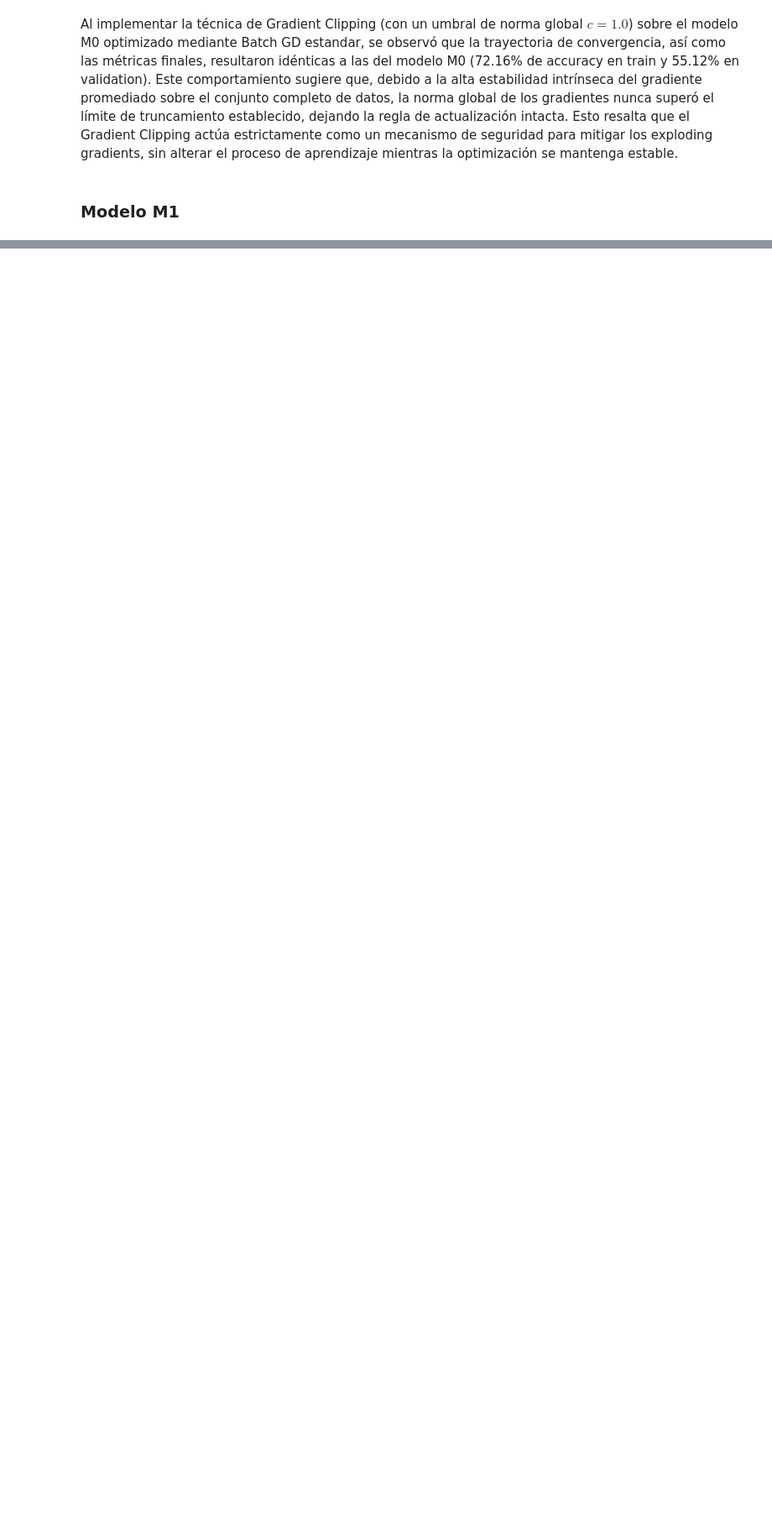
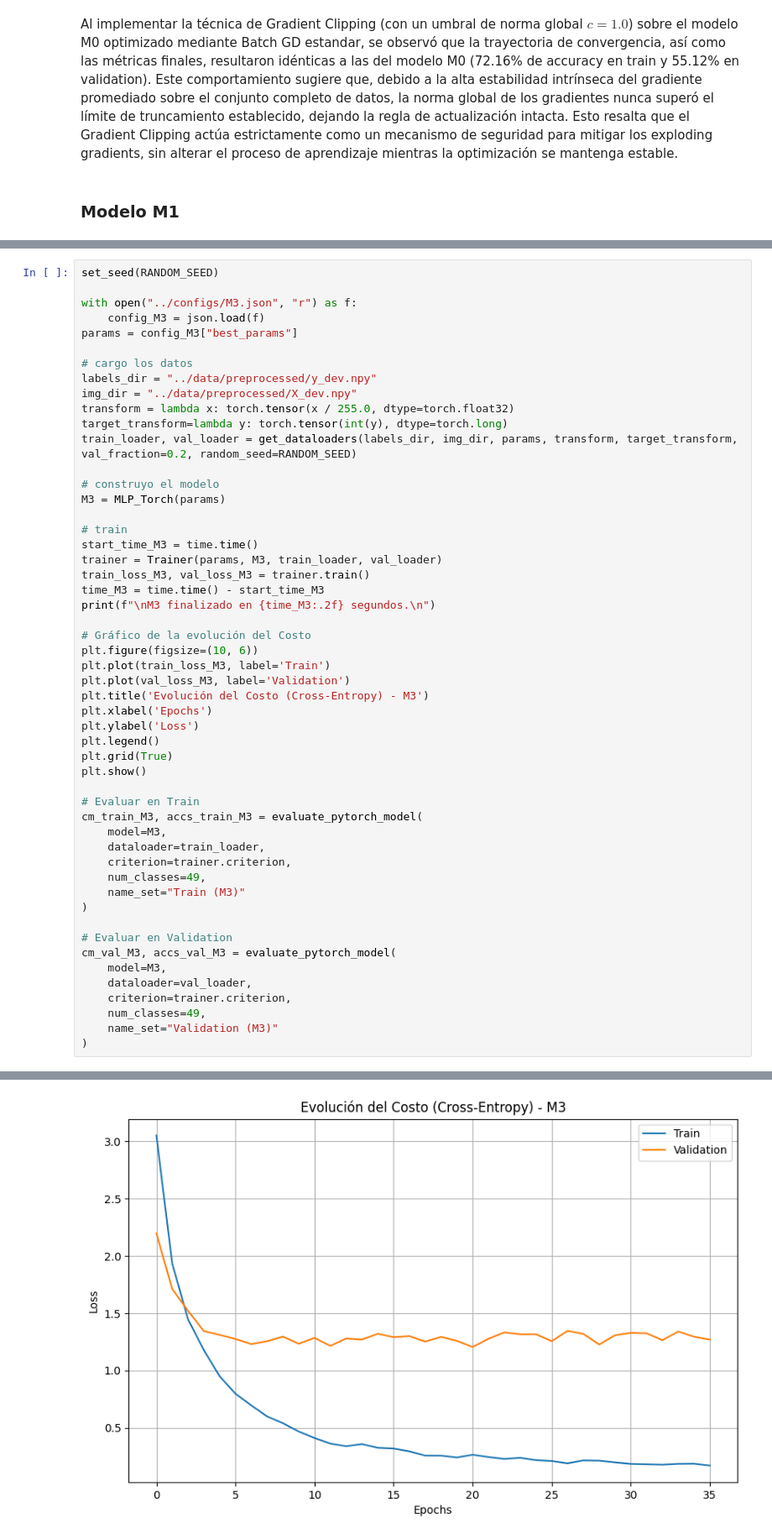
Before and after one commit to Santicar575/TP3_ML_Redes_Neuronales, a Jupyter notebook: notebooks/Entrega_TP3.ipynb, the cells around one changed output, grey strips where cells are left out. Shown at 84% size. Saved outputs shown, nothing was run; the diff lists cells and outputs as text; blank space fills up the shorter version.

```diff
--- a/notebooks/Entrega_TP3.ipynb
+++ b/notebooks/Entrega_TP3.ipynb
@@ -1475,0 +1664,53 @@ Al evaluar las métricas detalladas del modelo seleccionado como óptimo por la
+# %%
+set_seed(RANDOM_SEED)
+
+with open("../configs/M3.json", "r") as f:
+    config_M3 = json.load(f)
+params = config_M3["best_params"]
+
+# cargo los datos
+labels_dir = "../data/preprocessed/y_dev.npy"
+img_dir = "../data/preprocessed/X_dev.npy"
+transform = lambda x: torch.tensor(x / 255.0, dtype=torch.float32)
+target_transform=lambda y: torch.tensor(int(y), dtype=torch.long)
+train_loader, val_loader = get_dataloaders(labels_dir, img_dir, params, transform, target_transform, val_fraction=0.2, random_seed=RANDOM_SEED)
+
+# construyo el modelo
+M3 = MLP_Torch(params)
+
+# train
+start_time_M3 = time.time()
+trainer = Trainer(params, M3, train_loader, val_loader)
+train_loss_M3, val_loss_M3 = trainer.train()
+time_M3 = time.time() - start_time_M3
+print(f"\nM3 finalizado en {time_M3:.2f} segundos.\n")
+
+# Gráfico de la evolución del Costo
+plt.figure(figsize=(10, 6))
+plt.plot(train_loss_M3, label='Train')
+plt.plot(val_loss_M3, label='Validation')
+plt.title('Evolución del Costo (Cross-Entropy) - M3')
+plt.xlabel('Epochs')
+plt.ylabel('Loss')
+plt.legend()
+plt.grid(True)
+plt.show()
+
+# Evaluar en Train
+cm_train_M3, accs_train_M3 = evaluate_pytorch_model(
+    model=M3,
+    dataloader=train_loader,
+    criterion=trainer.criterion,
+    num_classes=49,
+    name_set="Train (M3)"
+)
+
+# Evaluar en Validation
+cm_val_M3, accs_val_M3 = evaluate_pytorch_model(
+    model=M3,
+    dataloader=val_loader,
+    criterion=trainer.criterion,
+    num_classes=49,
+    name_set="Validation (M3)"
+)
+# %% [output]
@@ -1475,0 +1720 @@ Al evaluar las métricas detalladas del modelo seleccionado como óptimo por la
+[figure, added]
```
Also changed, not shown: parts of 18 cells of this notebook, 13 other files.
